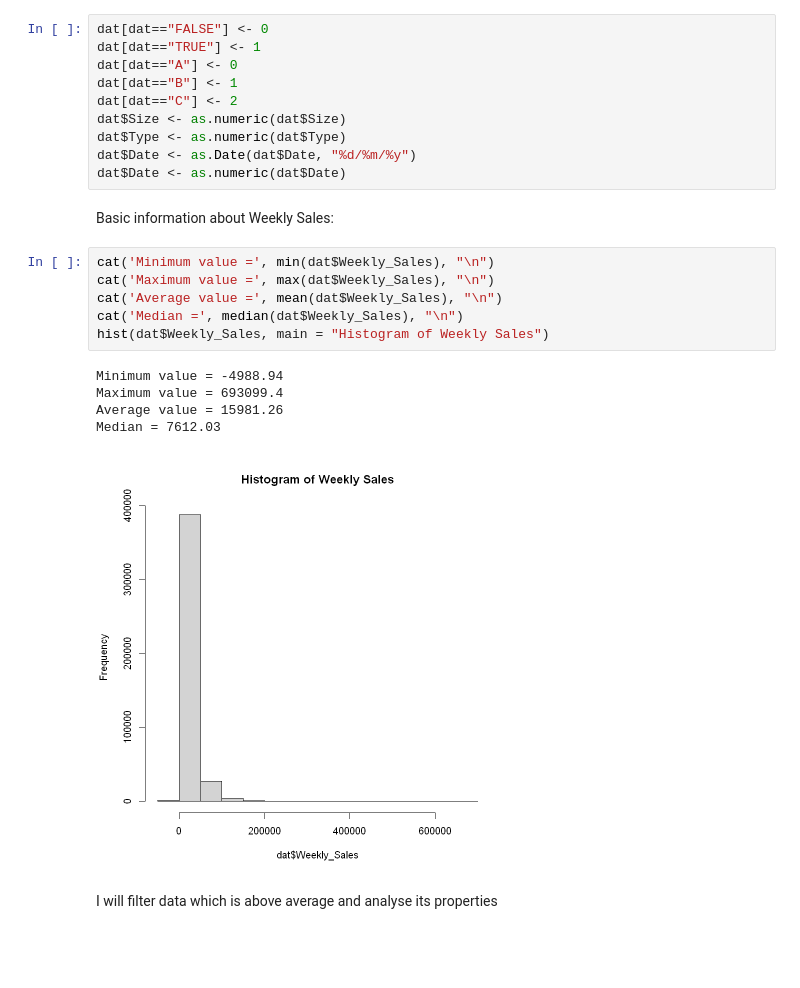
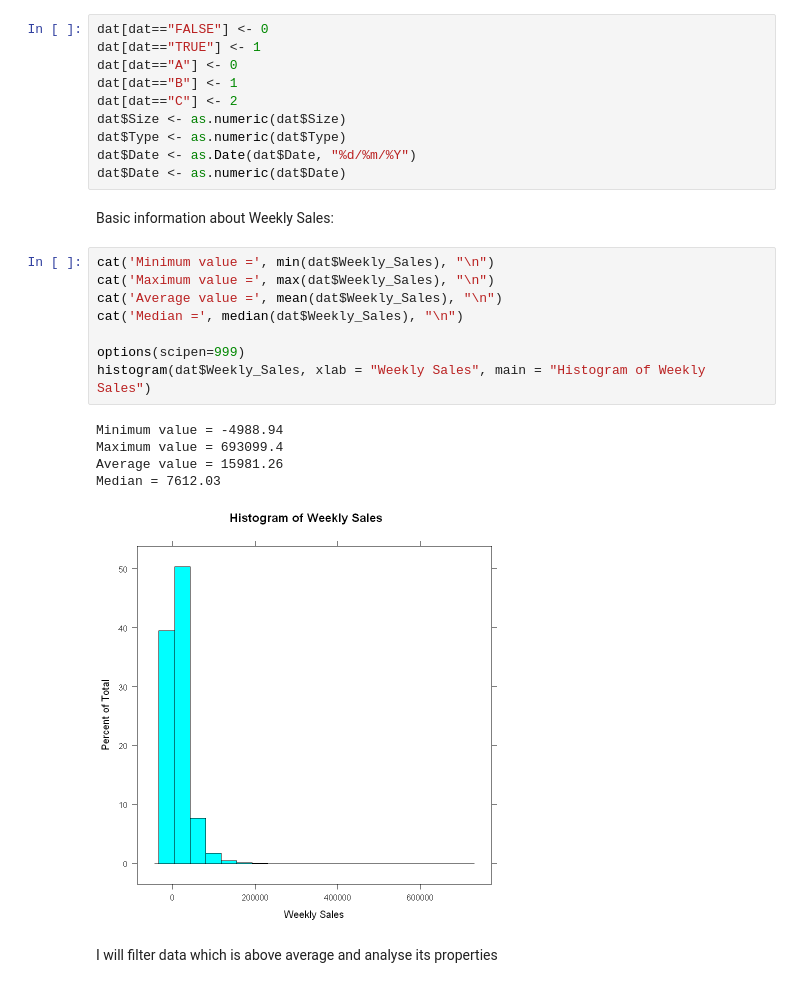
Before and after one commit to karolinadirg/FuturePros, a Jupyter notebook: FuturePros.ipynb, the cells around one changed output. Drawn from its saved outputs; the diff is of its cells as text; blank space fills up the shorter version.

```diff
--- a/FuturePros.ipynb
+++ b/FuturePros.ipynb
@@ -23,22 +41,24 @@ dat[dat=="B"] <- 1
 dat[dat=="C"] <- 2
 dat$Size <- as.numeric(dat$Size)
 dat$Type <- as.numeric(dat$Type)
-dat$Date <- as.Date(dat$Date, "%d/%m/%y")
+dat$Date <- as.Date(dat$Date, "%d/%m/%Y")
 dat$Date <- as.numeric(dat$Date)
 # %% [markdown]
 Basic information about Weekly Sales:
 # %%
 cat('Minimum value =', min(dat$Weekly_Sales), "\n")
 cat('Maximum value =', max(dat$Weekly_Sales), "\n")
 cat('Average value =', mean(dat$Weekly_Sales), "\n")
 cat('Median =', median(dat$Weekly_Sales), "\n")
-hist(dat$Weekly_Sales, main = "Histogram of Weekly Sales")
+
+options(scipen=999)
+histogram(dat$Weekly_Sales, xlab = "Weekly Sales", main = "Histogram of Weekly Sales")
 # %% [output]
 Minimum value = -4988.94
 Maximum value = 693099.4
 Average value = 15981.26
 Median = 7612.03
-[figure, old version]
+[figure, new version]
 # %% [markdown]
 I will filter data which is above average and analyse its properties
 # %%
```
Also changed, not shown: parts of 9 cells of this notebook.
